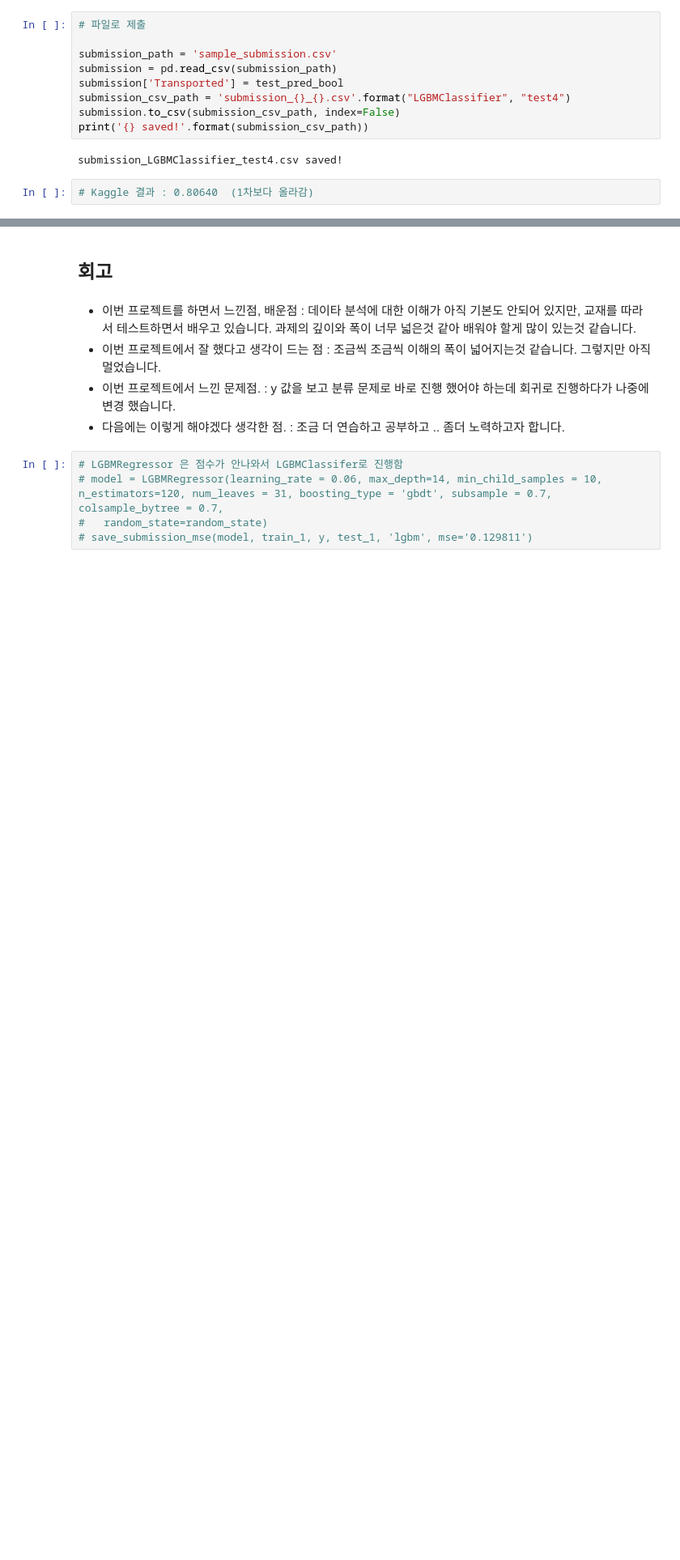
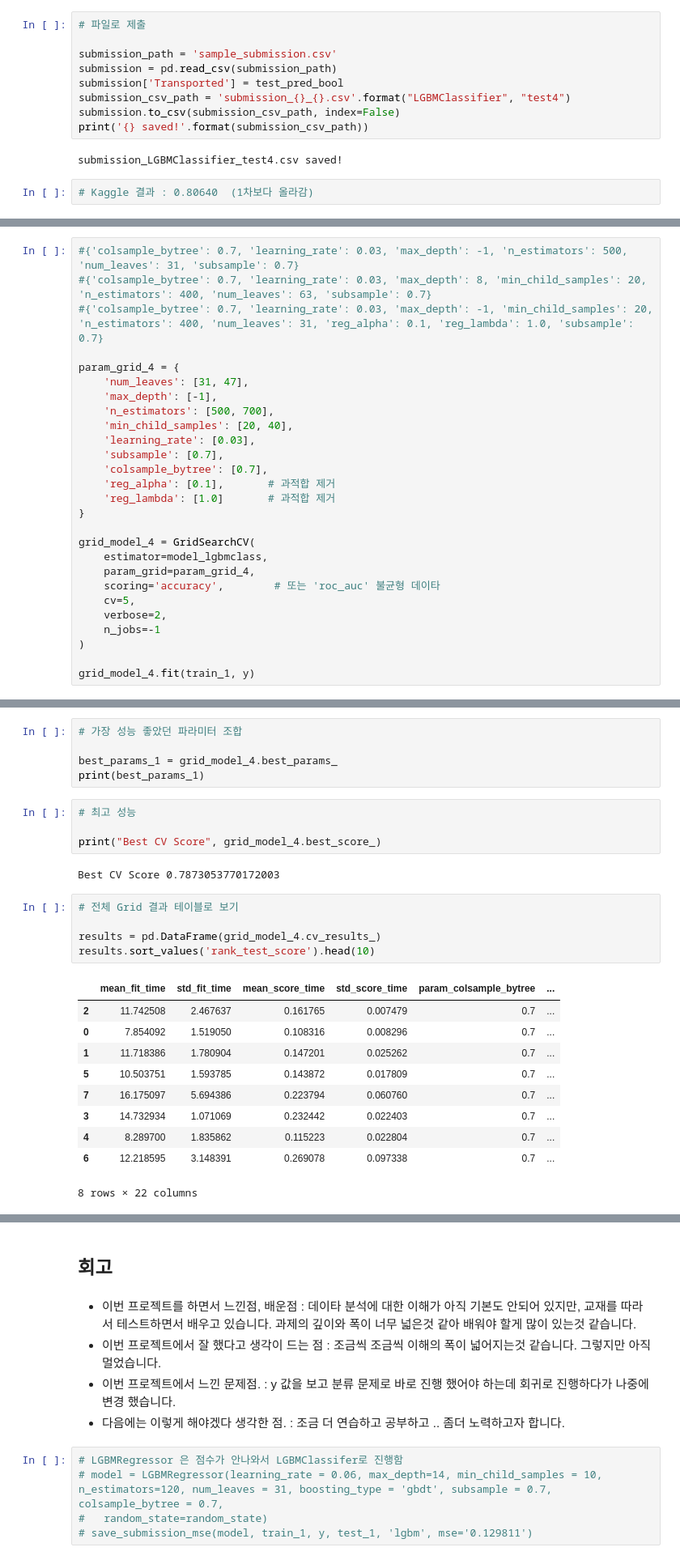
Before and after one commit to count-im/AIFFEL_quest_goodday, a Jupyter notebook: Main_Quest/Quest01/MainQuest2.ipynb, the cells around one changed output, grey strips where cells are left out. Shown at 81% size. Cells and saved outputs as stored; diff of their text form; blank space fills up the shorter version.

```diff
--- a/Main_Quest/Quest01/MainQuest2.ipynb
+++ b/Main_Quest/Quest01/MainQuest2.ipynb
@@ -1233,0 +1366,27 @@ submission_LGBMClassifier_test4.csv saved!
+# %%
+#{'colsample_bytree': 0.7, 'learning_rate': 0.03, 'max_depth': -1, 'n_estimators': 500, 'num_leaves': 31, 'subsample': 0.7}
+#{'colsample_bytree': 0.7, 'learning_rate': 0.03, 'max_depth': 8, 'min_child_samples': 20, 'n_estimators': 400, 'num_leaves': 63, 'subsample': 0.7}
+#{'colsample_bytree': 0.7, 'learning_rate': 0.03, 'max_depth': -1, 'min_child_samples': 20, 'n_estimators': 400, 'num_leaves': 31, 'reg_alpha': 0.1, 'reg_lambda': 1.0, 'subsample': 0.7}
+
+param_grid_4 = {
+    'num_leaves': [31, 47],
+    'max_depth': [-1],
+    'n_estimators': [500, 700],
+    'min_child_samples': [20, 40],
+    'learning_rate': [0.03],
+    'subsample': [0.7],
+    'colsample_bytree': [0.7],
+    'reg_alpha': [0.1],       # 과적합 제거
+    'reg_lambda': [1.0]       # 과적합 제거
+}
+
+grid_model_4 = GridSearchCV(
+    estimator=model_lgbmclass,
+    param_grid=param_grid_4,
+    scoring='accuracy',        # 또는 'roc_auc' 불균형 데이타
+    cv=5,
+    verbose=2,
+    n_jobs=-1
+)
+
+grid_model_4.fit(train_1, y)
@@ -1233,0 +1413,27 @@ submission_LGBMClassifier_test4.csv saved!
+# %%
+# 가장 성능 좋았던 파라미터 조합
+
+best_params_1 = grid_model_4.best_params_
+print(best_params_1)
+# %%
+# 최고 성능
+
+print("Best CV Score", grid_model_4.best_score_)
+# %% [output]
+Best CV Score 0.7873053770172003
+# %%
+# 전체 Grid 결과 테이블로 보기
+
+results = pd.DataFrame(grid_model_4.cv_results_)
+results.sort_values('rank_test_score').head(10)
+# %% [output]
+|  | mean_fit_time | std_fit_time | mean_score_time | std_score_time | param_colsample_bytree | ... |
+| 2 | 11.742508 | 2.467637 | 0.161765 | 0.007479 | 0.7 | ... |
+| 0 | 7.854092 | 1.519050 | 0.108316 | 0.008296 | 0.7 | ... |
+| 1 | 11.718386 | 1.780904 | 0.147201 | 0.025262 | 0.7 | ... |
+| 5 | 10.503751 | 1.593785 | 0.143872 | 0.017809 | 0.7 | ... |
+| 7 | 16.175097 | 5.694386 | 0.223794 | 0.060760 | 0.7 | ... |
+| 3 | 14.732934 | 1.071069 | 0.232442 | 0.022403 | 0.7 | ... |
+| 4 | 8.289700 | 1.835862 | 0.115223 | 0.022804 | 0.7 | ... |
+| 6 | 12.218595 | 3.148391 | 0.269078 | 0.097338 | 0.7 | ... |
+8 rows × 22 columns
```
Also changed, not shown: parts of 20 cells of this notebook.
